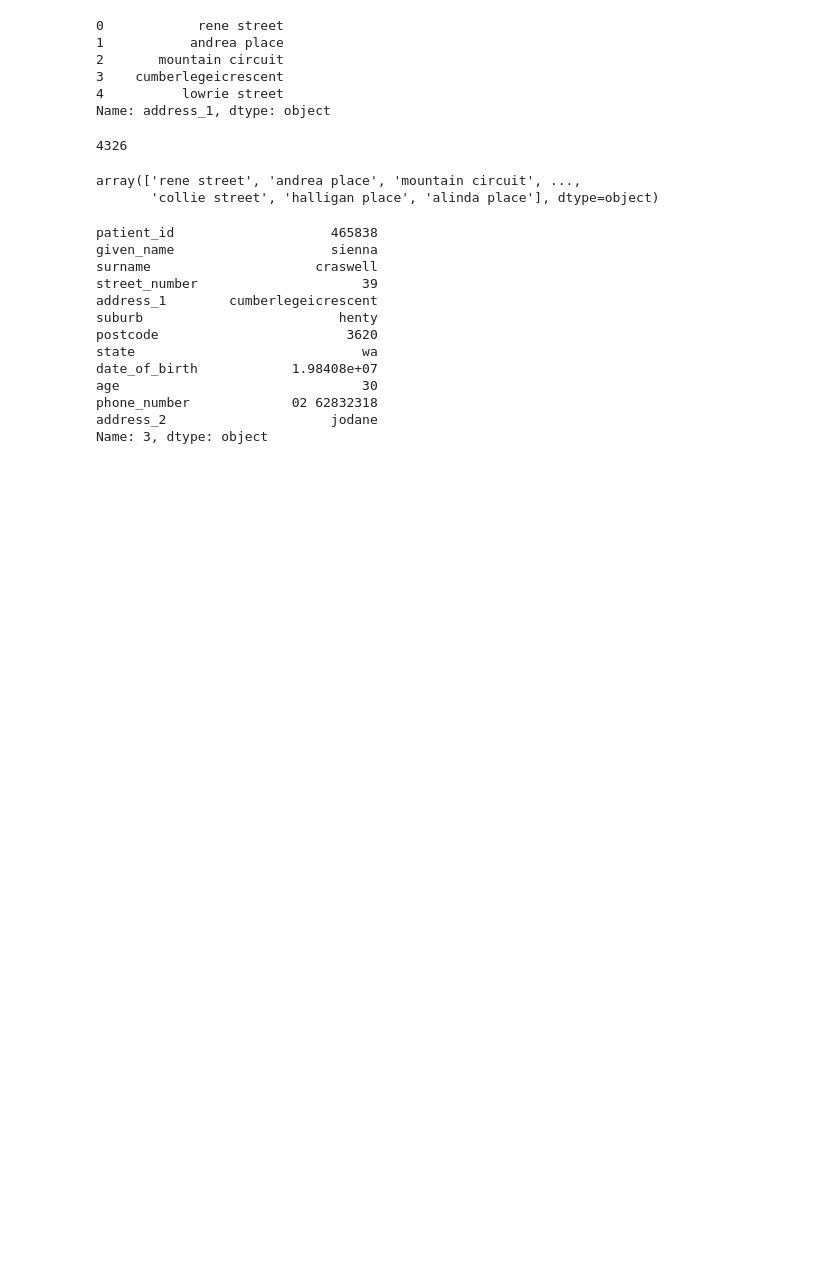
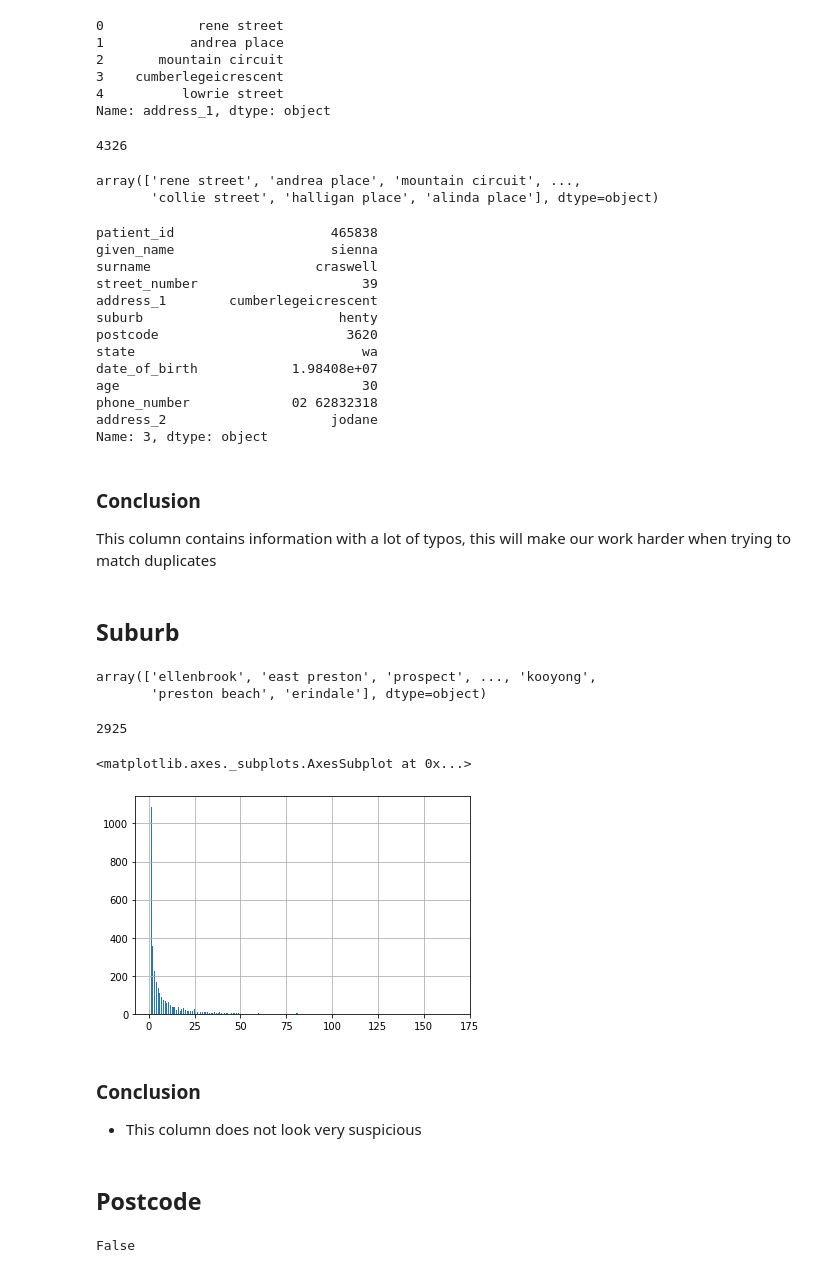
Before and after one commit to monkeyusage/duplicates, a Jupyter notebook: notebooks/data_quality.ipynb, the cells around one changed output. Saved outputs shown, nothing was run; the diff lists cells and outputs as text; code cells hidden in the pictures; blank space fills up the shorter version.

```diff
--- a/notebooks/data_quality.ipynb
+++ b/notebooks/data_quality.ipynb
@@ -182,3 +223,33 @@ age                               30
 phone_number             02 62832318
 address_2                     jodane
 Name: 3, dtype: object
+# %% [markdown]
+### Conclusion
+
+This column contains information with a lot of typos, this will make our work harder when trying to match duplicates
+# %% [markdown]
+## Suburb
+# %%
+df_patient.suburb.unique()
+# %% [output]
+array(['ellenbrook', 'east preston', 'prospect', ..., 'kooyong',
+       'preston beach', 'erindale'], dtype=object)
+# %%
+df_patient.suburb.nunique()
+# %% [output]
+2925
+# %%
+df_patient.groupby('suburb').count().patient_id.sort_values(ascending=False).hist(bins=df_patient.suburb.nunique()//10)
+# %% [output]
+<matplotlib.axes._subplots.AxesSubplot at 0x...>
+[figure, added]
+# %% [markdown]
+### Conclusion
+
+- This column does not look very suspicious
+# %% [markdown]
+## Postcode
+# %%
+all(df_patient.postcode.str.len() == 4)
+# %% [output]
+False
```
Also changed, not shown: parts of 53 cells of this notebook, 9 other files.
